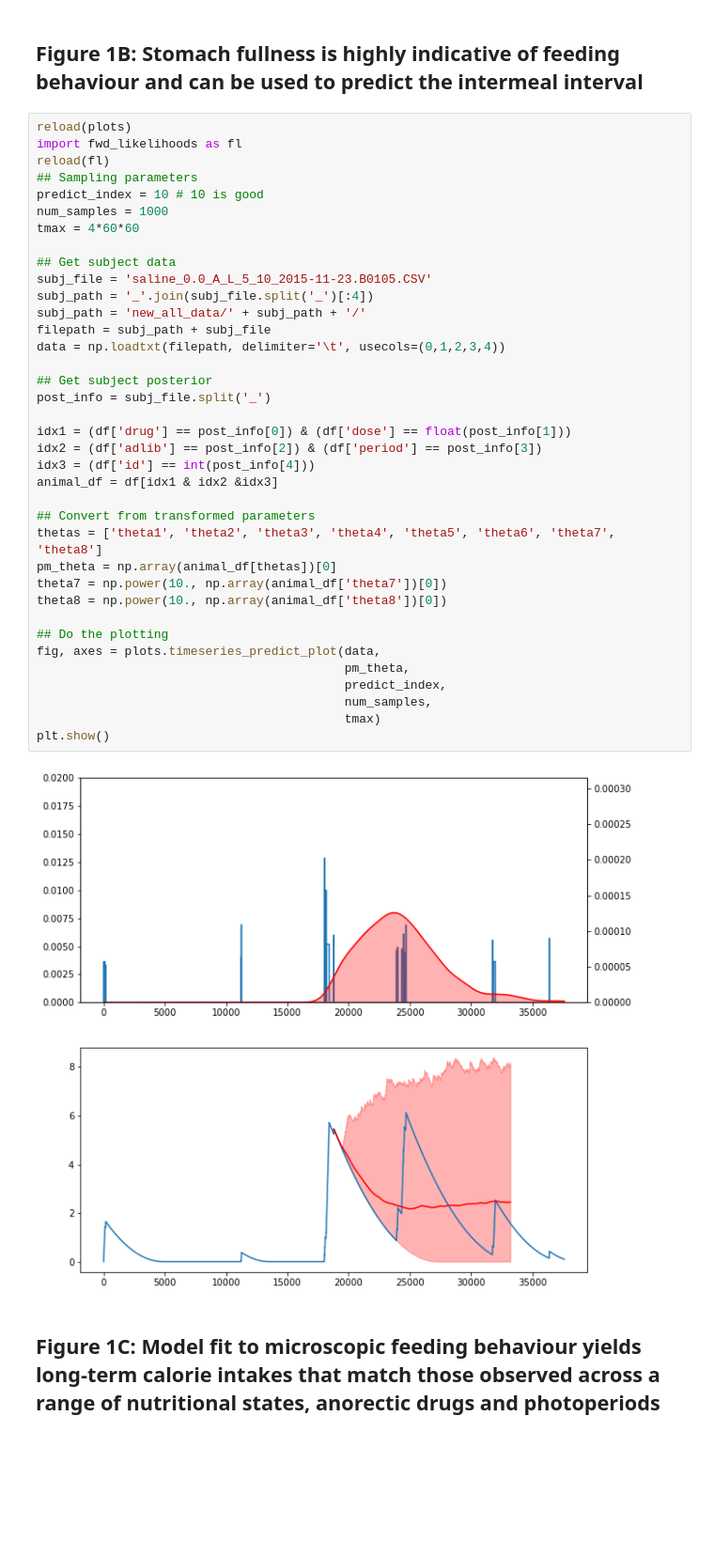
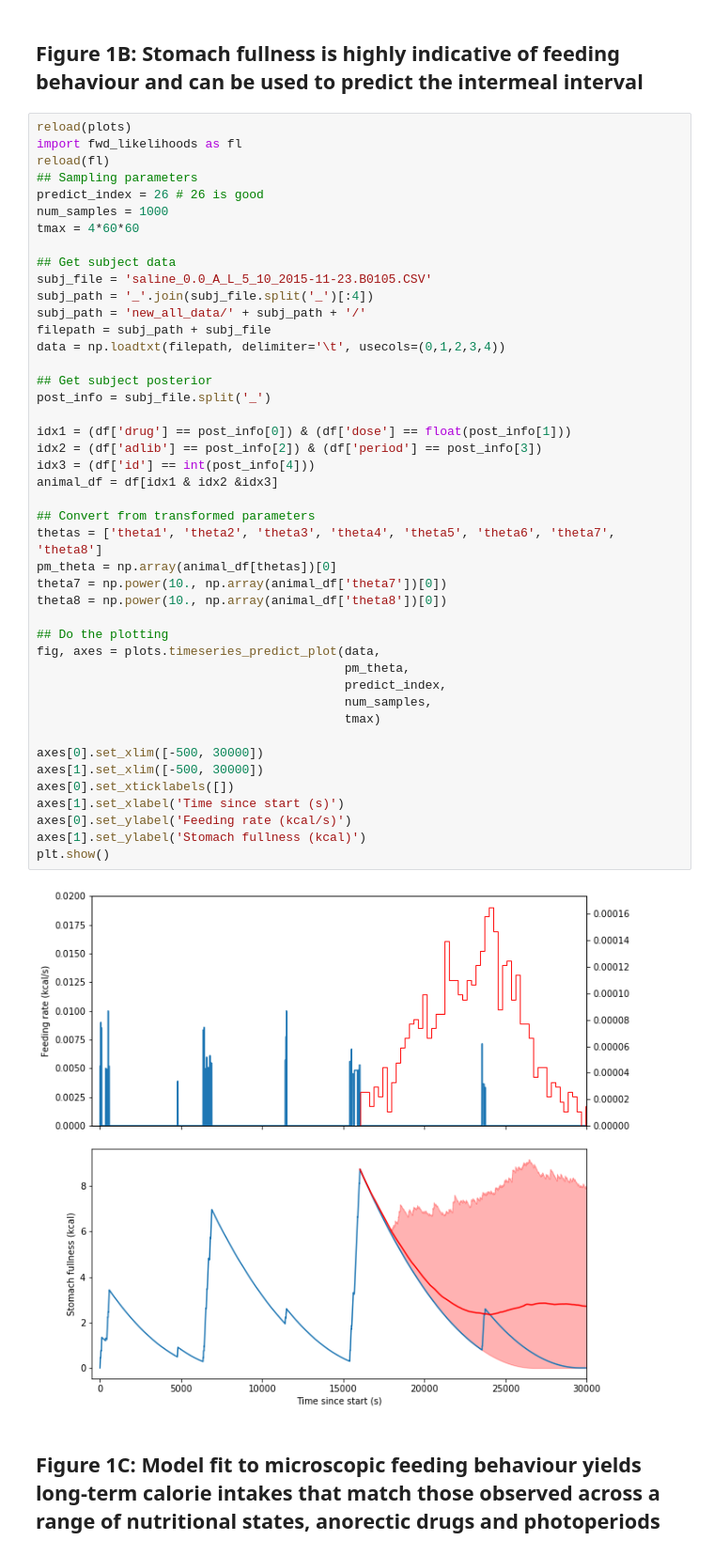
Before and after one commit to tomMcGrath/bayesian_feeding, a Jupyter notebook: Figure1.ipynb, the cells around one changed output. Shown at 94% size. Saved outputs shown, nothing was run; the diff lists cells and outputs as text; blank space fills up the shorter version.

Commit message:
New data processing complete + some figure updating

```diff
--- a/Figure1.ipynb
+++ b/Figure1.ipynb
@@ -45,40 +45,47 @@ reload(plots)
 import fwd_likelihoods as fl
 reload(fl)
 ## Sampling parameters
-predict_index = 10 # 10 is good
+predict_index = 26 # 26 is good
 num_samples = 1000
 tmax = 4*60*60
 
 ## Get subject data
 subj_file = 'saline_0.0_A_L_5_10_2015-11-23.B0105.CSV'
 subj_path = '_'.join(subj_file.split('_')[:4])
 subj_path = 'new_all_data/' + subj_path + '/'
 filepath = subj_path + subj_file
 data = np.loadtxt(filepath, delimiter='\t', usecols=(0,1,2,3,4))
 
 ## Get subject posterior
 post_info = subj_file.split('_')
 
 idx1 = (df['drug'] == post_info[0]) & (df['dose'] == float(post_info[1]))
 idx2 = (df['adlib'] == post_info[2]) & (df['period'] == post_info[3])
 idx3 = (df['id'] == int(post_info[4]))
 animal_df = df[idx1 & idx2 &idx3]
 
 ## Convert from transformed parameters
 thetas = ['theta1', 'theta2', 'theta3', 'theta4', 'theta5', 'theta6', 'theta7', 'theta8']
 pm_theta = np.array(animal_df[thetas])[0]
 theta7 = np.power(10., np.array(animal_df['theta7'])[0])
 theta8 = np.power(10., np.array(animal_df['theta8'])[0])
 
 ## Do the plotting
 fig, axes = plots.timeseries_predict_plot(data,
                                           pm_theta,
                                           predict_index,
                                           num_samples,
                                           tmax)
+
+axes[0].set_xlim([-500, 30000])
+axes[1].set_xlim([-500, 30000])
+axes[0].set_xticklabels([])
+axes[1].set_xlabel('Time since start (s)')
+axes[0].set_ylabel('Feeding rate (kcal/s)')
+axes[1].set_ylabel('Stomach fullness (kcal)')
 plt.show()
 # %% [output]
-[figure, old version]
+[figure, new version]
 # %% [markdown]
 ## Figure 1C: Model fit to microscopic feeding behaviour yields long-term calorie intakes that match those observed across a range of nutritional states, anorectic drugs and photoperiods
 # %%
```
Also changed, not shown: parts of 3 cells of this notebook, 7 other files.
